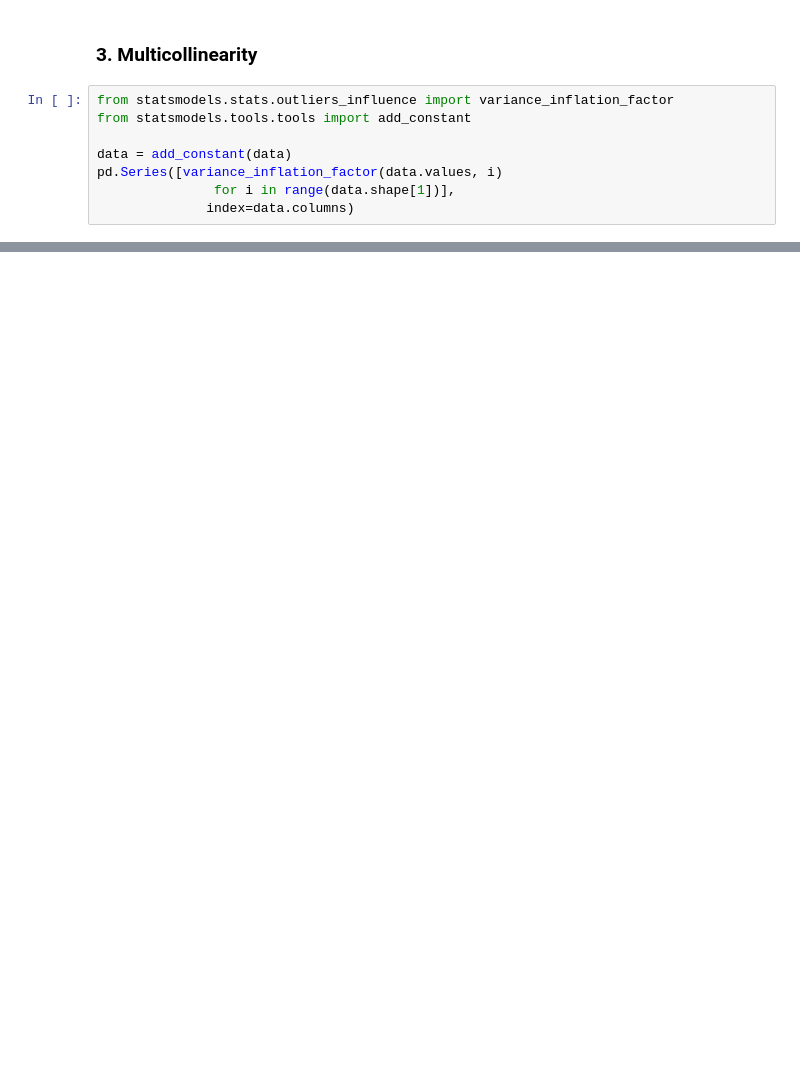
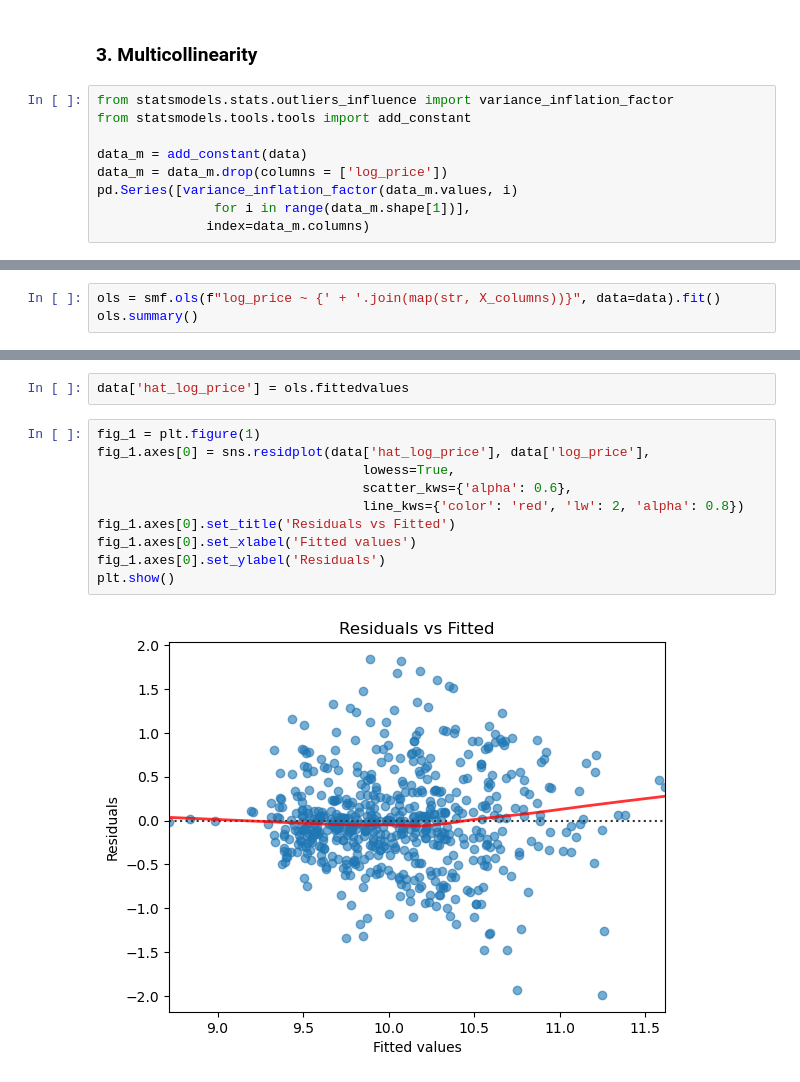
Before and after one commit to Dangerio/smartphone-price-analysis, a Jupyter notebook: Analysis/Analysis.ipynb, the cells around one changed output, grey strips where cells are left out. Cells and saved outputs as stored; diff of their text form; blank space fills up the shorter version.

```diff
--- a/Analysis/Analysis.ipynb
+++ b/Analysis/Analysis.ipynb
@@ -219,8 +147,9 @@ mean_mode_median(data)
 from statsmodels.stats.outliers_influence import variance_inflation_factor
 from statsmodels.tools.tools import add_constant
 
-data = add_constant(data)
-pd.Series([variance_inflation_factor(data.values, i)
-               for i in range(data.shape[1])],
-              index=data.columns)
+data_m = add_constant(data)
+data_m = data_m.drop(columns = ['log_price'])
+pd.Series([variance_inflation_factor(data_m.values, i)
+               for i in range(data_m.shape[1])],
+              index=data_m.columns)
 # %% [output]
@@ -300,0 +231,3 @@ dtype: float64
+# %%
+ols = smf.ols(f"log_price ~ {' + '.join(map(str, X_columns))}", data=data).fit()
+ols.summary()
@@ -300,0 +269,14 @@ dtype: float64
+# %%
+data['hat_log_price'] = ols.fittedvalues
+# %%
+fig_1 = plt.figure(1)
+fig_1.axes[0] = sns.residplot(data['hat_log_price'], data['log_price'],
+                                  lowess=True,
+                                  scatter_kws={'alpha': 0.6},
+                                  line_kws={'color': 'red', 'lw': 2, 'alpha': 0.8})
+fig_1.axes[0].set_title('Residuals vs Fitted')
+fig_1.axes[0].set_xlabel('Fitted values')
+fig_1.axes[0].set_ylabel('Residuals')
+plt.show()
+# %% [output]
+[figure, added]
```
Also changed, not shown: parts of 62 cells of this notebook.
